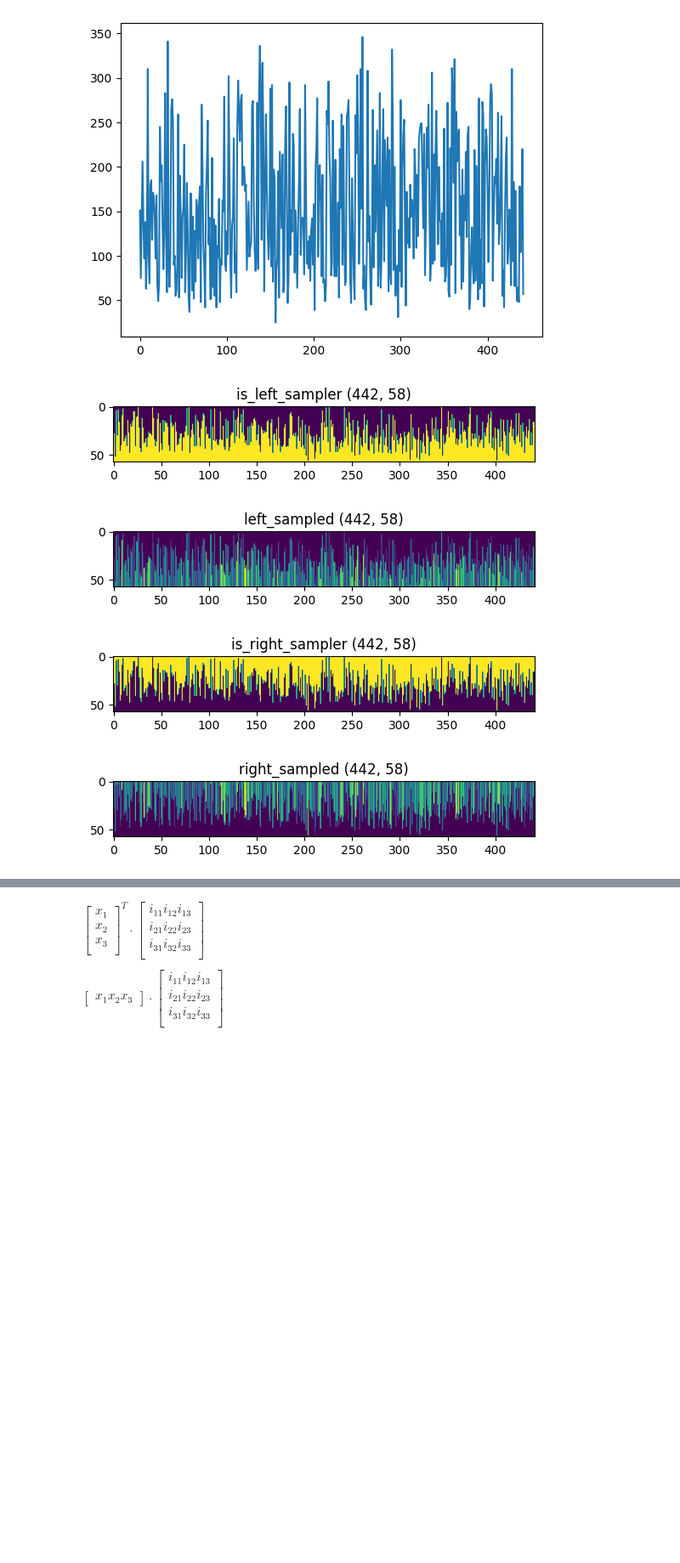
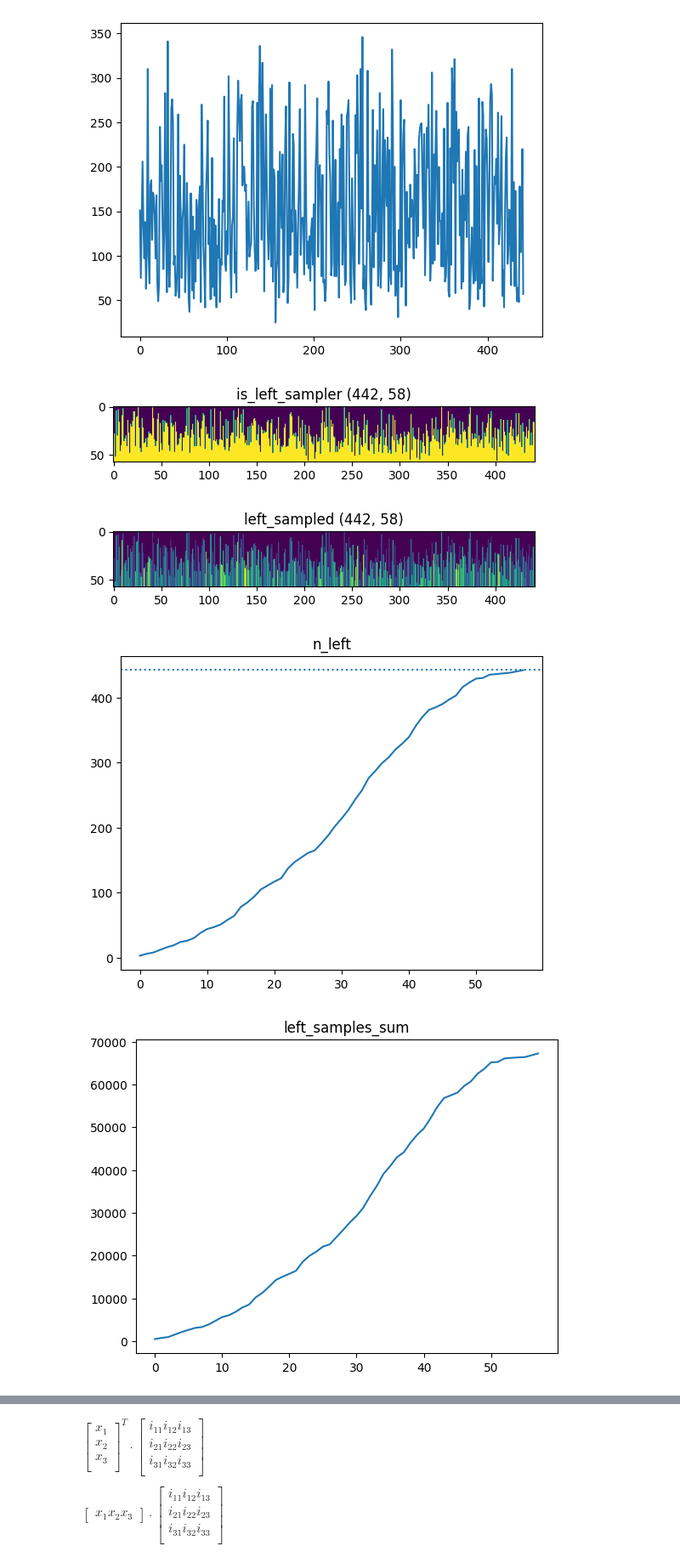
Before and after one commit to jumzzz/prob-ml, a Jupyter notebook: ch18/decision_trees/implementation/01-implementation.ipynb, the cells around one changed output, grey strips where cells are left out. Shown at 85% size. Saved outputs shown, nothing was run; the diff lists cells and outputs as text; code cells hidden in the pictures; blank space fills up the shorter version.

Commit message:
continue sampler

```diff
--- a/ch18/decision_trees/implementation/01-implementation.ipynb
+++ b/ch18/decision_trees/implementation/01-implementation.ipynb
@@ -15,27 +15,53 @@ plt.show()
 # %%
 thresh = np.unique(X[:,0]).reshape(1,-1)
 selected_feat = X[:,0].reshape(-1,1)
 is_left_sampler = (selected_feat <= thresh)
 is_right_sampler = ~(is_left_sampler)
 stacked_targets = np.hstack([y.reshape(-1,1)] * is_left_sampler.shape[1])
 left_sampled = is_left_sampler * stacked_targets
 right_sampled = is_right_sampler * stacked_targets
 
+n_samples_left = np.sum(is_left_sampler, axis=0)
+n_samples_right = np.sum(is_right_sampler, axis=0)
+
+left_samples_sum = np.sum(left_sampled, axis=0)
+right_samples_sum = np.sum(left_sampled, axis=0)
+
+# Plot for left
 plt.imshow(is_left_sampler.T)
 plt.title(f'is_left_sampler {is_left_sampler.shape}')
 plt.show()
+
 plt.imshow(left_sampled.T)
 plt.title(f'left_sampled {left_sampled.shape}')
 plt.show()
 
+plt.plot(np.arange(n_samples_left.shape[0]), n_samples_left)
+plt.axhline(np.max(n_samples_left), linestyle='dotted')
+plt.title('n_left')
+plt.show()
+
+plt.plot(np.arange(left_samples_sum.shape[0]), left_samples_sum)
+plt.title('left_samples_sum')
+plt.show()
+
+# Plot for right
 plt.imshow(is_right_sampler.T)
 plt.title(f'is_right_sampler {is_right_sampler.shape}')
 plt.show()
 plt.imshow(right_sampled.T)
 plt.title(f'right_sampled {right_sampled.shape}')
 plt.show()
+plt.plot(np.arange(n_samples_right.shape[0]), n_samples_right)
+plt.axhline(np.max(n_samples_right), linestyle='dotted')
+plt.title('n_samples_right')
+plt.show()
+
+plt.plot(np.arange(right_samples_sum.shape[0]), right_samples_sum)
+plt.title('right_samples_sum')
+plt.show()
 # %% [output]
 [figure]
 [figure]
-[figure, old version]
+[figure, new version]
-[figure, old version]
+[figure, new version]
```
Also changed, not shown: parts of 1 cell of this notebook.
